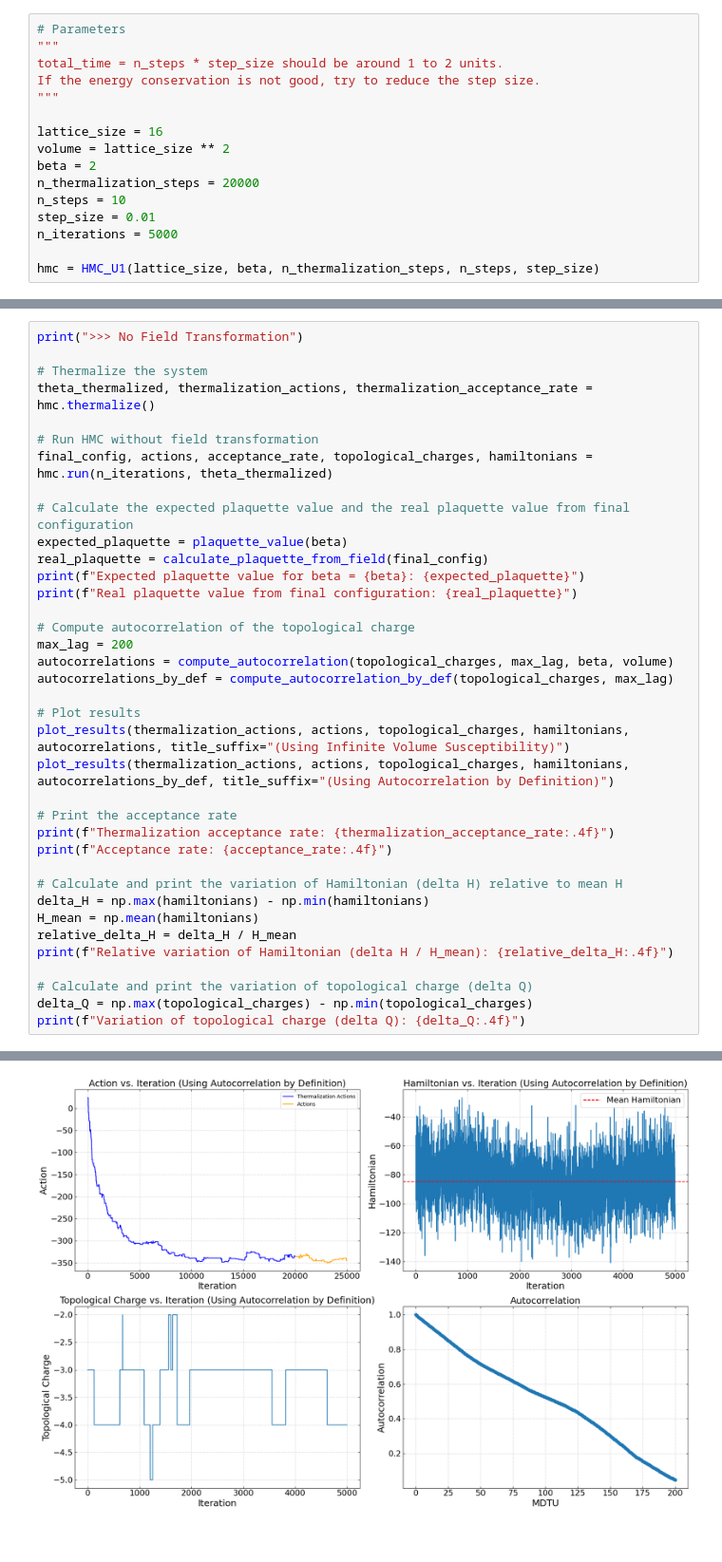
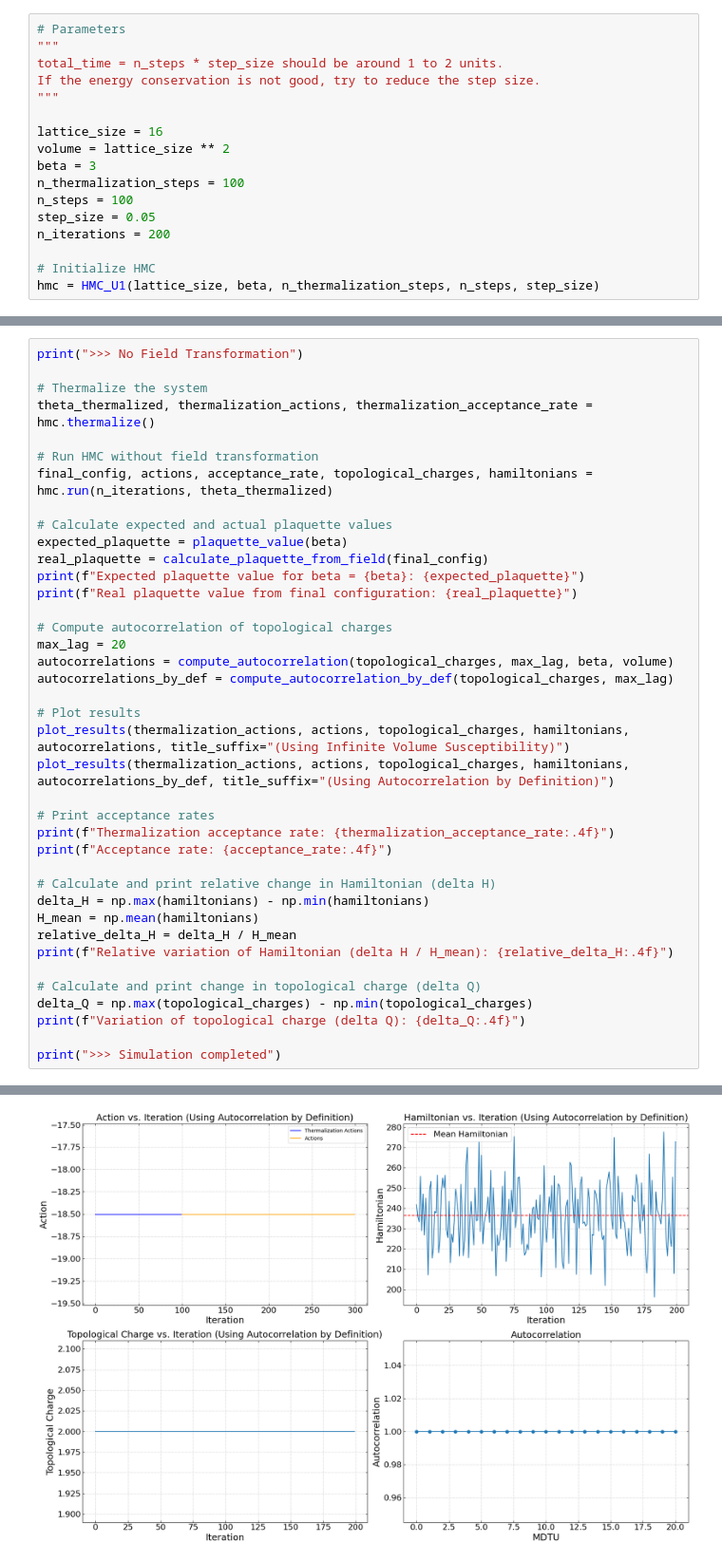
Before and after one commit to Greyyy-HJC/hmc_ft, a Jupyter notebook: 2d_u1/debug.ipynb, the cells around one changed output, grey strips where cells are left out. Shown at 95% size. Drawn from its saved outputs; the diff is of its cells as text.

```diff
--- a/2d_u1/debug.ipynb
+++ b/2d_u1/debug.ipynb
@@ -21,10 +18,11 @@ If the energy conservation is not good, try to reduce the step size.
 
 lattice_size = 16
 volume = lattice_size ** 2
-beta = 2
-n_thermalization_steps = 20000
-n_steps = 10
-step_size = 0.01
-n_iterations = 5000
+beta = 3
+n_thermalization_steps = 100
+n_steps = 100
+step_size = 0.05
+n_iterations = 200
 
+# Initialize HMC
 hmc = HMC_U1(lattice_size, beta, n_thermalization_steps, n_steps, step_size)
@@ -37,14 +97,14 @@ theta_thermalized, thermalization_actions, thermalization_acceptance_rate = hmc.
 # Run HMC without field transformation
 final_config, actions, acceptance_rate, topological_charges, hamiltonians = hmc.run(n_iterations, theta_thermalized)
 
-# Calculate the expected plaquette value and the real plaquette value from final configuration
+# Calculate expected and actual plaquette values
 expected_plaquette = plaquette_value(beta)
 real_plaquette = calculate_plaquette_from_field(final_config)
 print(f"Expected plaquette value for beta = {beta}: {expected_plaquette}")
 print(f"Real plaquette value from final configuration: {real_plaquette}")
 
-# Compute autocorrelation of the topological charge
-max_lag = 200
+# Compute autocorrelation of topological charges
+max_lag = 20
 autocorrelations = compute_autocorrelation(topological_charges, max_lag, beta, volume)
 autocorrelations_by_def = compute_autocorrelation_by_def(topological_charges, max_lag)
 
@@ -52,18 +112,20 @@ autocorrelations_by_def = compute_autocorrelation_by_def(topological_charges, ma
 plot_results(thermalization_actions, actions, topological_charges, hamiltonians, autocorrelations, title_suffix="(Using Infinite Volume Susceptibility)")
 plot_results(thermalization_actions, actions, topological_charges, hamiltonians, autocorrelations_by_def, title_suffix="(Using Autocorrelation by Definition)")
 
-# Print the acceptance rate
+# Print acceptance rates
 print(f"Thermalization acceptance rate: {thermalization_acceptance_rate:.4f}")
 print(f"Acceptance rate: {acceptance_rate:.4f}")
 
-# Calculate and print the variation of Hamiltonian (delta H) relative to mean H
+# Calculate and print relative change in Hamiltonian (delta H)
 delta_H = np.max(hamiltonians) - np.min(hamiltonians)
 H_mean = np.mean(hamiltonians)
 relative_delta_H = delta_H / H_mean
 print(f"Relative variation of Hamiltonian (delta H / H_mean): {relative_delta_H:.4f}")
 
-# Calculate and print the variation of topological charge (delta Q)
+# Calculate and print change in topological charge (delta Q)
 delta_Q = np.max(topological_charges) - np.min(topological_charges)
 print(f"Variation of topological charge (delta Q): {delta_Q:.4f}")
+
+print(">>> Simulation completed")
 # %% [output]
 >>> No Field Transformation
@@ -73 +135 @@ Real plaquette value from final configuration: 0.672371251161657
-[figure, old version]
+[figure, new version]
```
Also changed, not shown: parts of 8 cells of this notebook, 3 other files.
